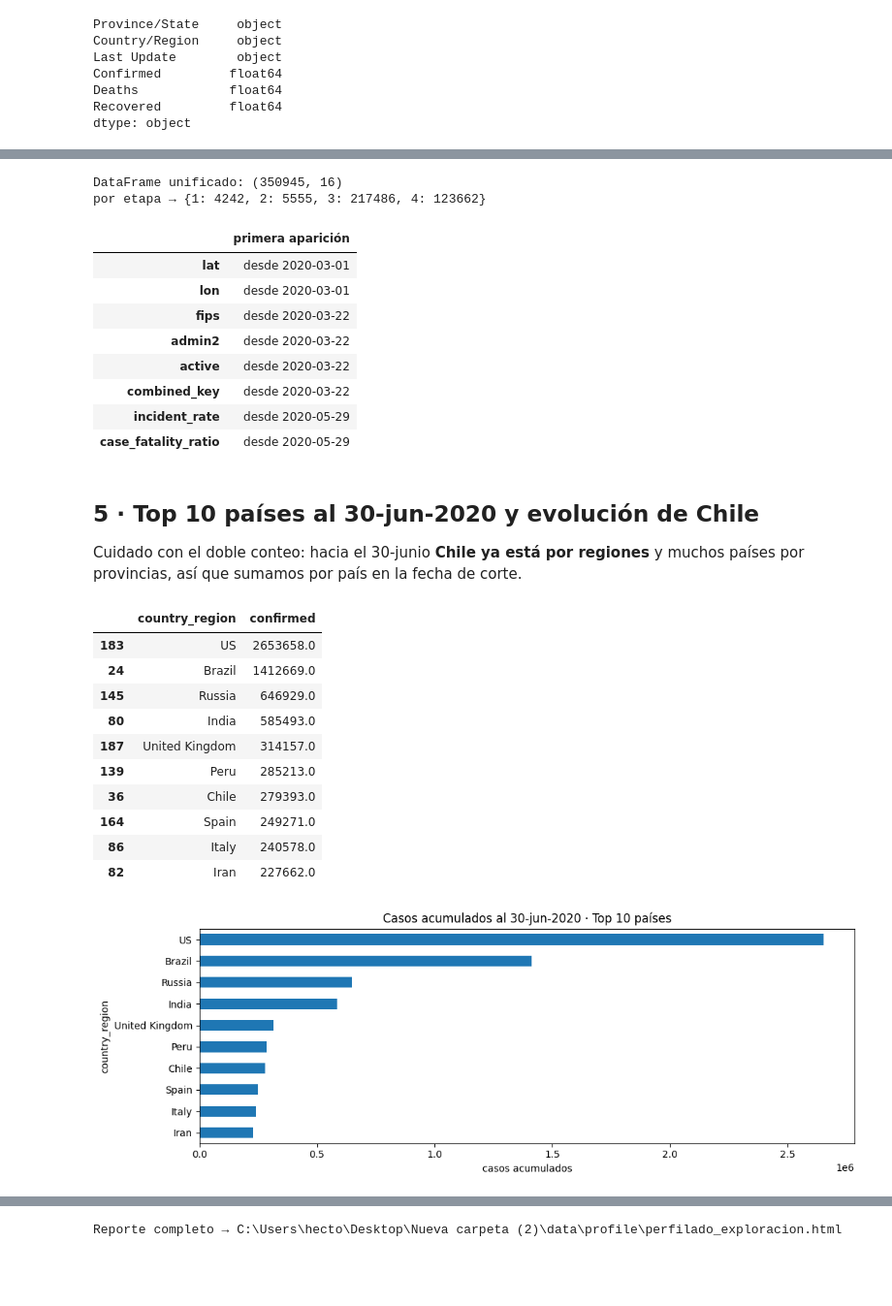
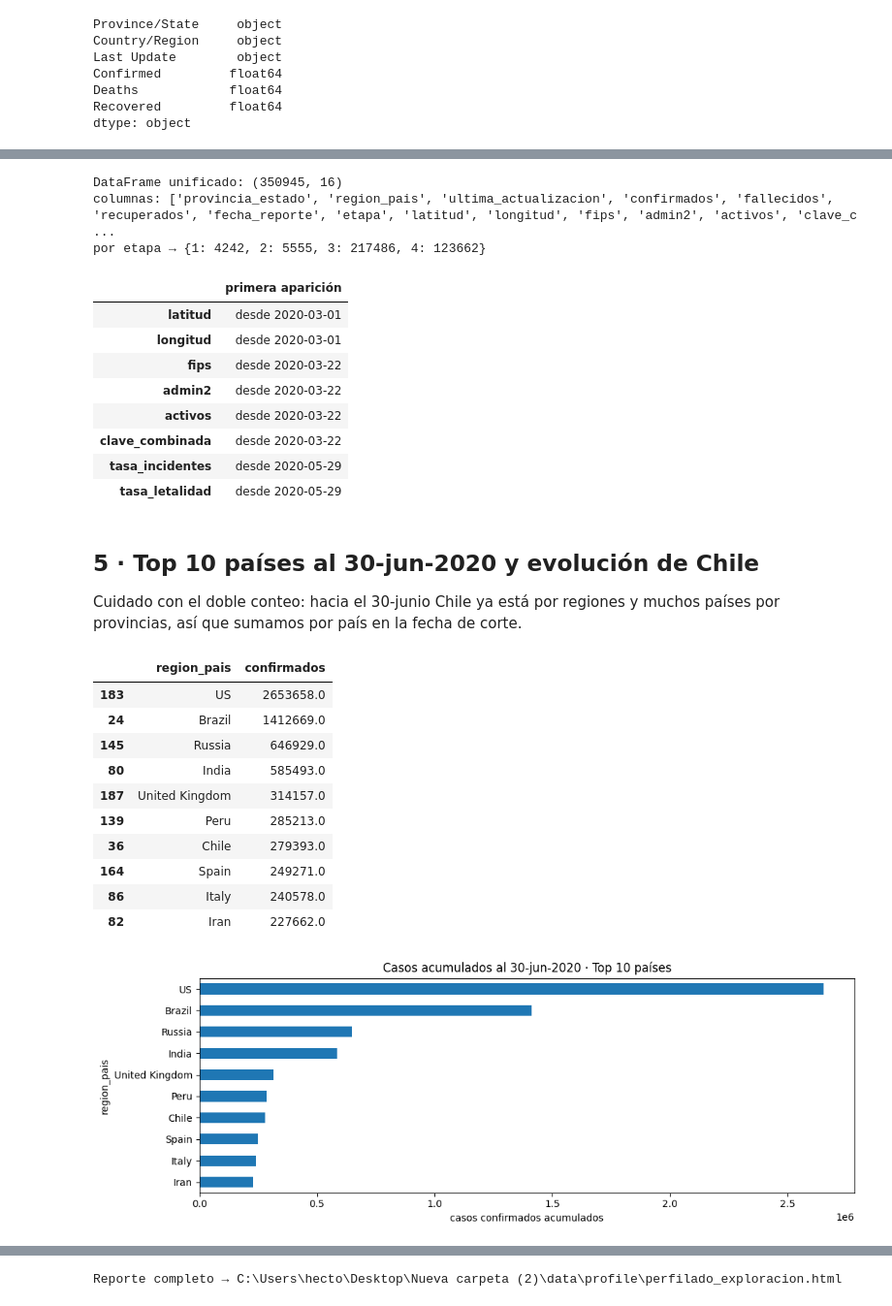
Before and after one commit to BeatrizVidalA/ProyectoGD, a Jupyter notebook: notebooks/00_exploracion.ipynb, the cells around one changed output, grey strips where cells are left out. Shown at 97% size. Saved outputs shown, nothing was run; the diff lists cells and outputs as text; code cells hidden in the pictures; blank space fills up the shorter version.

```diff
--- a/notebooks/00_exploracion.ipynb
+++ b/notebooks/00_exploracion.ipynb
@@ -48,7 +45,7 @@ URL_BASE = (
 )
 
 def descargar(nombre: str) -> bytes:
-    '''Descarga un CSV de JHU con caché local en data/raw (idempotente).'''
+    '''Descarga un CSV de JHU con caché local (idempotente, con reintentos).'''
     destino = RAW / nombre
     if destino.exists() and destino.stat().st_size > 0:
         return destino.read_bytes()
@@ -61,7 +58,7 @@ def descargar(nombre: str) -> bytes:
                 raise IOError('respuesta demasiado corta')
             destino.write_bytes(datos)
             return datos
-        except Exception as e:
+        except Exception:
             if intento == 2:
                 raise
             time.sleep(2)
@@ -191,8 +182,8 @@ def rango_fechas(d1: dt.date, d2: dt.date):
         yield d
         d += dt.timedelta(days=1)
 
-def etapa_parcial(cols: set[str]) -> int:
-    if {'Incidence_Rate', 'Incident_Rate', 'Case_Fatality_Ratio'} & cols:
+def etapa_parcial(cols) -> int:
+    if {'Incidence_Rate', 'Incident_Rate', 'Case_Fatality_Ratio'} & set(cols):
         return 4
     if 'FIPS' in cols:
         return 3
@@ -200,7 +191,7 @@ def etapa_parcial(cols: set[str]) -> int:
         return 2
     return 1
 
-fils = []
+partes = []
 for d in rango_fechas(dt.date(2020, 1, 22), dt.date(2020, 6, 30)):
     nombre = f"{d:%m-%d-%Y}.csv"
     try:
@@ -208,53 +199,54 @@ for d in rango_fechas(dt.date(2020, 1, 22), dt.date(2020, 6, 30)):
     except FileNotFoundError:
         print('sin archivo (JHU lo omitió):', nombre)
         continue
-    etapa = etapa_parcial(set(crudo.columns))
-    df = estandarizar(crudo)
-    df['fecha_reporte'] = f"{d:%Y-%m-%d}"
-    df['etapa'] = etapa
-    fils.append(df)
+    df_dia = estandarizar(crudo)
+    df_dia['fecha_reporte'] = f"{d:%Y-%m-%d}"
+    df_dia['etapa'] = etapa_parcial(set(crudo.columns))
+    partes.append(df_dia)
 
-df = pd.concat(fils, ignore_index=True)
-# numéricos de forma consistente (algunos CSV traen separadores raros)
-for c in ['confirmed', 'deaths', 'recovered', 'active', 'lat', 'lon']:
+df = pd.concat(partes, ignore_index=True)
+for c in ['confirmados', 'fallecidos', 'recuperados', 'activos', 'latitud',
+          'longitud', 'tasa_incidentes', 'tasa_letalidad']:
     if c in df.columns:
         df[c] = pd.to_numeric(df[c], errors='coerce')
 
 print('DataFrame unificado:', df.shape)
+print('columnas:', list(df.columns))
 print('por etapa →', df['etapa'].value_counts().sort_index().to_dict())
 # %% [output]
 DataFrame unificado: (350945, 16)
+columnas: ['provincia_estado', 'region_pais', 'ultima_actualizacion', 'confirmados', 'fallecidos', 'recuperados', 'fecha_reporte', 'etapa', 'latitud', 'longitud', 'fips', 'admin2', 'activos', 'clave_c ...
 por etapa → {1: 4242, 2: 5555, 3: 217486, 4: 123662}
 # %%
 # ¿qué columna existe desde qué fecha? (insumo del diccionario R2)
 extens = {}
-for c in ['lat', 'lon', 'fips', 'admin2', 'active', 'combined_key',
-          'incident_rate', 'case_fatality_ratio']:
+for c in ['latitud', 'longitud', 'fips', 'admin2', 'activos', 'clave_combinada',
+          'tasa_incidentes', 'tasa_letalidad']:
     v = df.loc[df[c].notna(), 'fecha_reporte'].min()
     extens[c] = f"desde {v}" if pd.notna(v) else 'no aparece en la ventana'
 pd.Series(extens).to_frame('primera aparición')
 # %% [output]
 |  | primera aparición |
-| lat | desde 2020-03-01 |
-| lon | desde 2020-03-01 |
+| latitud | desde 2020-03-01 |
+| longitud | desde 2020-03-01 |
 | fips | desde 2020-03-22 |
 | admin2 | desde 2020-03-22 |
-| active | desde 2020-03-22 |
-| combined_key | desde 2020-03-22 |
-| incident_rate | desde 2020-05-29 |
-| case_fatality_ratio | desde 2020-05-29 |
+| activos | desde 2020-03-22 |
+| clave_combinada | desde 2020-03-22 |
+| tasa_incidentes | desde 2020-05-29 |
+| tasa_letalidad | desde 2020-05-29 |
 # %% [markdown]
 ## 5 · Top 10 países al 30-jun-2020 y evolución de Chile
 
-Cuidado con el doble conteo: hacia el 30-junio **Chile ya está por regiones** y muchos
+Cuidado con el doble conteo: hacia el 30-junio Chile ya está por regiones y muchos
 países por provincias, así que sumamos por país en la fecha de corte.
 # %%
 top10 = (df.loc[df['fecha_reporte'] == '2020-06-30']
-           .groupby('country_region', as_index=False)['confirmed'].sum()
-           .sort_values('confirmed', ascending=False).head(10))
+           .groupby('region_pais', as_index=False)['confirmados'].sum()
+           .sort_values('confirmados', ascending=False).head(10))
 top10
 # %% [output]
-|  | country_region | confirmed |
+|  | region_pais | confirmados |
 | 183 | US | 2653658.0 |
 | 24 | Brazil | 1412669.0 |
 | 145 | Russia | 646929.0 |
@@ -266,11 +258,11 @@ top10
 | 86 | Italy | 240578.0 |
 | 82 | Iran | 227662.0 |
 # %%
-ax = top10.iloc[::-1].plot.barh(x='country_region', y='confirmed', legend=False,
+ax = top10.iloc[::-1].plot.barh(x='region_pais', y='confirmados', legend=False,
                                 title='Casos acumulados al 30-jun-2020 · Top 10 países')
-ax.set_xlabel('casos acumulados')
+ax.set_xlabel('casos confirmados acumulados')
 plt.tight_layout()
 plt.show()
 # %% [output]
-[figure, old version]
+[figure, new version]
 # %%
```
Also changed, not shown: parts of 14 cells of this notebook, 6 other files.
